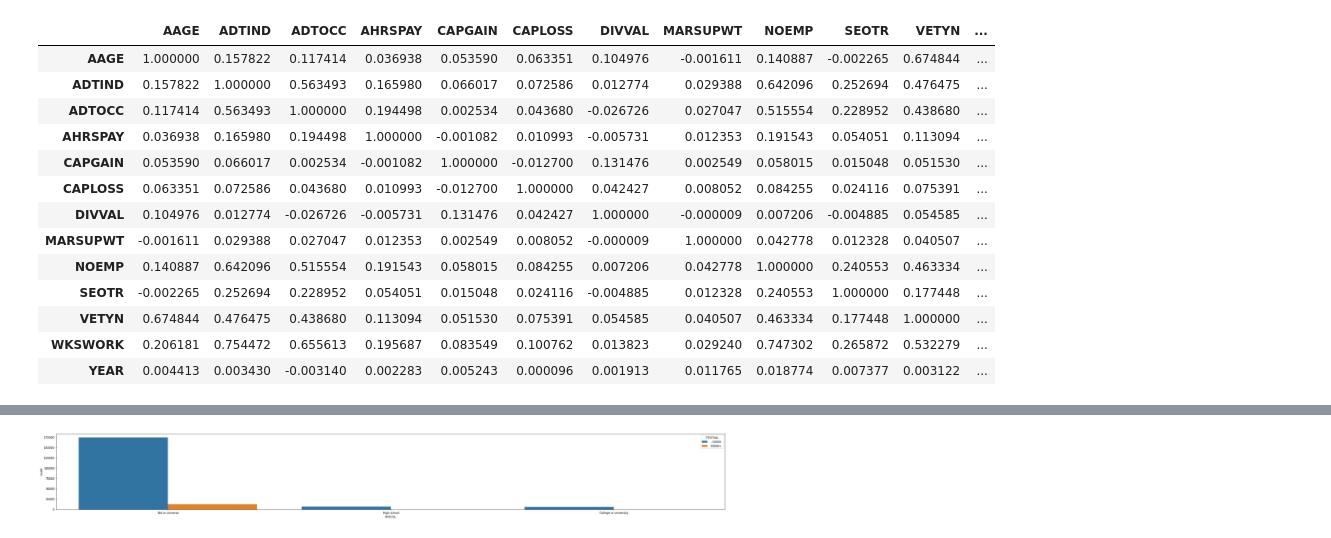
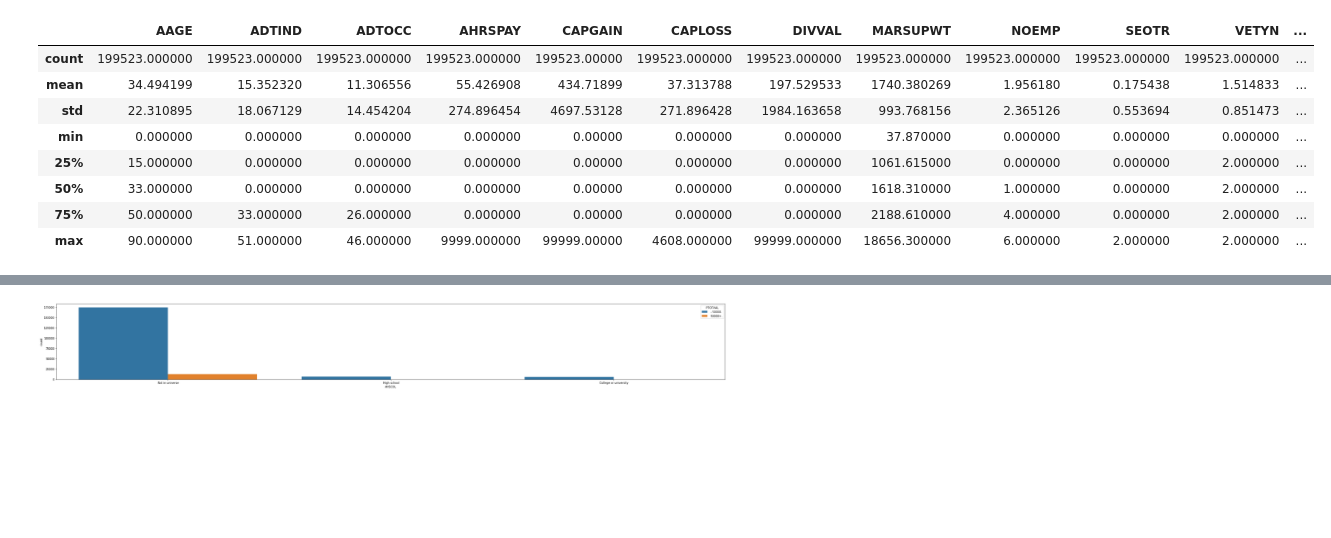
Before and after one commit to nAnna519/python_tasks, a Jupyter notebook: census_income/census-income.ipynb, the cells around one changed output, grey strips where cells are left out. Drawn from its saved outputs; the diff is of its cells as text; code cells hidden in the pictures; blank space fills up the shorter version.

```diff
--- a/census_income/census-income.ipynb
+++ b/census_income/census-income.ipynb
@@ -8,10 +56,14 @@ from sklearn.model_selection import train_test_split
 from sklearn.preprocessing import LabelEncoder, OneHotEncoder, scale
 from sklearn.linear_model import LogisticRegression
 from sklearn.tree import DecisionTreeClassifier
+from sklearn.ensemble import RandomForestClassifier
+
+from sklearn.model_selection import cross_val_score
 from sklearn import metrics
 import matplotlib.pyplot as pl
 
 %matplotlib inline
+pd.options.display.max_columns = 100
 # %%
 data_train = pd.read_csv('census-income_train.csv.data', header=None)
 data_test = pd.read_csv('census-income_test.csv.test', header=None)
@@ -51,17 +85,12 @@ sns.heatmap(data_train.corr());
 # %%
-data_train.corr()
+data_train.describe()
 # %% [output]
 |  | AAGE | ADTIND | ADTOCC | AHRSPAY | CAPGAIN | CAPLOSS | DIVVAL | MARSUPWT | NOEMP | SEOTR | VETYN | ... |
-| AAGE | 1.000000 | 0.157822 | 0.117414 | 0.036938 | 0.053590 | 0.063351 | 0.104976 | -0.001611 | 0.140887 | -0.002265 | 0.674844 | ... |
-| ADTIND | 0.157822 | 1.000000 | 0.563493 | 0.165980 | 0.066017 | 0.072586 | 0.012774 | 0.029388 | 0.642096 | 0.252694 | 0.476475 | ... |
-| ADTOCC | 0.117414 | 0.563493 | 1.000000 | 0.194498 | 0.002534 | 0.043680 | -0.026726 | 0.027047 | 0.515554 | 0.228952 | 0.438680 | ... |
-| AHRSPAY | 0.036938 | 0.165980 | 0.194498 | 1.000000 | -0.001082 | 0.010993 | -0.005731 | 0.012353 | 0.191543 | 0.054051 | 0.113094 | ... |
-| CAPGAIN | 0.053590 | 0.066017 | 0.002534 | -0.001082 | 1.000000 | -0.012700 | 0.131476 | 0.002549 | 0.058015 | 0.015048 | 0.051530 | ... |
-| CAPLOSS | 0.063351 | 0.072586 | 0.043680 | 0.010993 | -0.012700 | 1.000000 | 0.042427 | 0.008052 | 0.084255 | 0.024116 | 0.075391 | ... |
-| DIVVAL | 0.104976 | 0.012774 | -0.026726 | -0.005731 | 0.131476 | 0.042427 | 1.000000 | -0.000009 | 0.007206 | -0.004885 | 0.054585 | ... |
-| MARSUPWT | -0.001611 | 0.029388 | 0.027047 | 0.012353 | 0.002549 | 0.008052 | -0.000009 | 1.000000 | 0.042778 | 0.012328 | 0.040507 | ... |
-| NOEMP | 0.140887 | 0.642096 | 0.515554 | 0.191543 | 0.058015 | 0.084255 | 0.007206 | 0.042778 | 1.000000 | 0.240553 | 0.463334 | ... |
-| SEOTR | -0.002265 | 0.252694 | 0.228952 | 0.054051 | 0.015048 | 0.024116 | -0.004885 | 0.012328 | 0.240553 | 1.000000 | 0.177448 | ... |
-| VETYN | 0.674844 | 0.476475 | 0.438680 | 0.113094 | 0.051530 | 0.075391 | 0.054585 | 0.040507 | 0.463334 | 0.177448 | 1.000000 | ... |
-| WKSWORK | 0.206181 | 0.754472 | 0.655613 | 0.195687 | 0.083549 | 0.100762 | 0.013823 | 0.029240 | 0.747302 | 0.265872 | 0.532279 | ... |
-| YEAR | 0.004413 | 0.003430 | -0.003140 | 0.002283 | 0.005243 | 0.000096 | 0.001913 | 0.011765 | 0.018774 | 0.007377 | 0.003122 | ... |
+| count | 199523.000000 | 199523.000000 | 199523.000000 | 199523.000000 | 199523.00000 | 199523.000000 | 199523.000000 | 199523.000000 | 199523.000000 | 199523.000000 | 199523.000000 | ... |
+| mean | 34.494199 | 15.352320 | 11.306556 | 55.426908 | 434.71899 | 37.313788 | 197.529533 | 1740.380269 | 1.956180 | 0.175438 | 1.514833 | ... |
+| std | 22.310895 | 18.067129 | 14.454204 | 274.896454 | 4697.53128 | 271.896428 | 1984.163658 | 993.768156 | 2.365126 | 0.553694 | 0.851473 | ... |
+| min | 0.000000 | 0.000000 | 0.000000 | 0.000000 | 0.00000 | 0.000000 | 0.000000 | 37.870000 | 0.000000 | 0.000000 | 0.000000 | ... |
+| 25% | 15.000000 | 0.000000 | 0.000000 | 0.000000 | 0.00000 | 0.000000 | 0.000000 | 1061.615000 | 0.000000 | 0.000000 | 2.000000 | ... |
+| 50% | 33.000000 | 0.000000 | 0.000000 | 0.000000 | 0.00000 | 0.000000 | 0.000000 | 1618.310000 | 1.000000 | 0.000000 | 2.000000 | ... |
+| 75% | 50.000000 | 33.000000 | 26.000000 | 0.000000 | 0.00000 | 0.000000 | 0.000000 | 2188.610000 | 4.000000 | 0.000000 | 2.000000 | ... |
+| max | 90.000000 | 51.000000 | 46.000000 | 9999.000000 | 99999.00000 | 4608.000000 | 99999.000000 | 18656.300000 | 6.000000 | 2.000000 | 2.000000 | ... |
```
Also changed, not shown: parts of 20 cells of this notebook.
